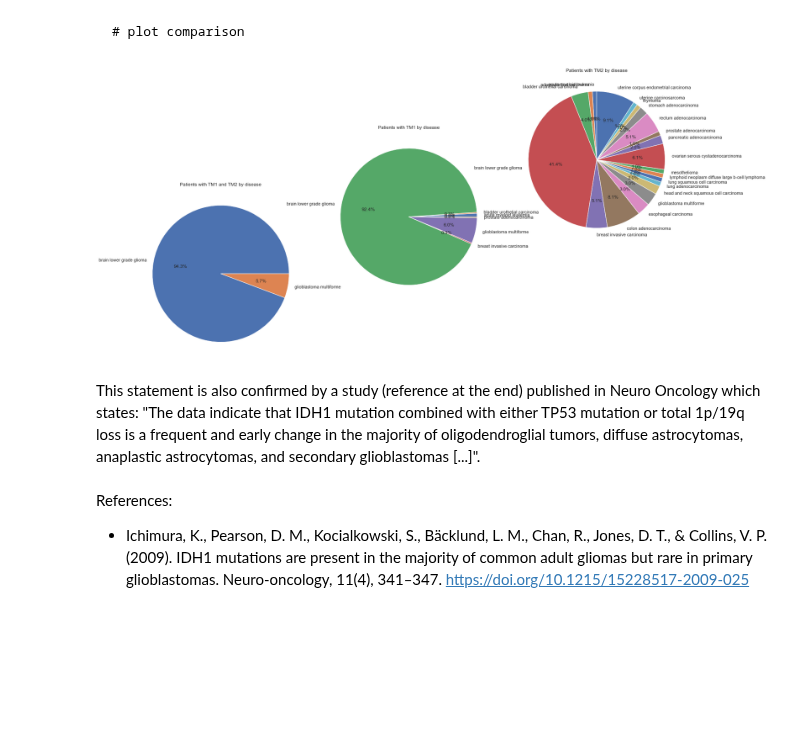
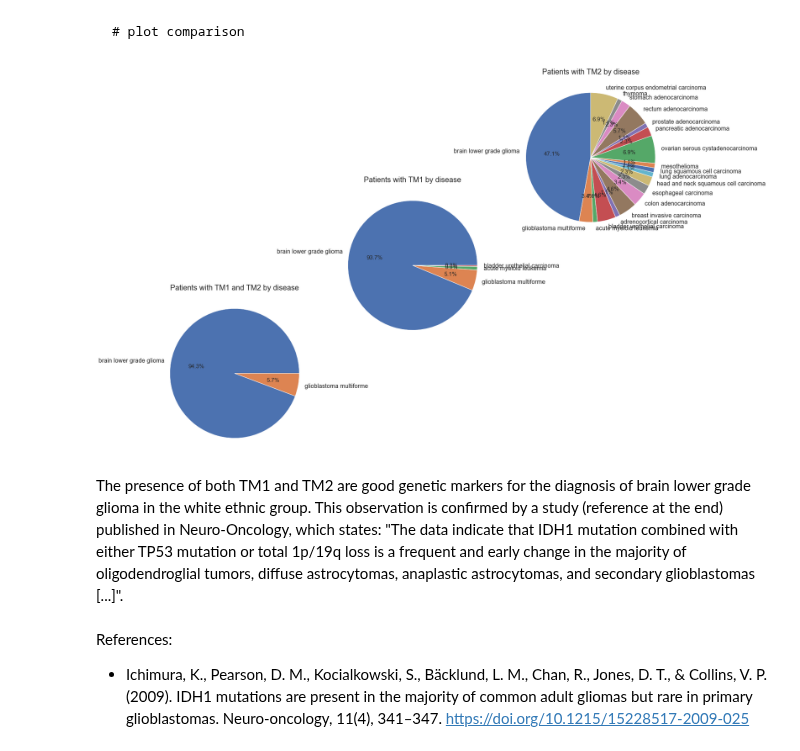
Before and after one commit to DEIB-GECO/VarSum, a Jupyter notebook: demo/correlation in genes causing tumor development.ipynb, the cells around one changed output. Saved outputs shown, nothing was run; the diff lists cells and outputs as text; code cells hidden in the pictures; blank space fills up the shorter version.

Commit message:
correct typos and minor graphic improvements

```diff
--- a/demo/correlation in genes causing tumor development.ipynb
+++ b/demo/correlation in genes causing tumor development.ipynb
@@ -301,7 +302,8 @@ Staring without any information, we identified a likely gene interaction, sugges
 disease_distr_req = {
     'having_meta': {
         'assembly': 'grch38',
-        'health_status': 'false'
+        'health_status': 'false',
+        'ethnicity': ['white']
     },
     'having_variants': {
         'in_cell_type': ['somatic'],
@@ -314,7 +316,7 @@ disease_distr_req = {
 }
 disease_distr_res = post_request('http://geco.deib.polimi.it/popstudy/api/donor_distribution', disease_distr_req, print_status_code=False, print_warnings=False)
 # %%
-disease_distr_res_df = pd.DataFrame.from_records(disease_distr_res['rows'], columns=disease_distr_res['columns'])
+disease_distr_res_df = pd.DataFrame.from_records(disease_distr_res['rows'], columns=['DISEASE', 'TM1_TM2_DONORS'])
 disease_distr_res_df = disease_distr_res_df.pivot_table(disease_distr_res_df, ['DISEASE'])
 # %% [markdown]
     # distribution of patients having TM1 by disease
@@ -322,7 +324,7 @@ disease_distr_res_df = disease_distr_res_df.pivot_table(disease_distr_res_df, ['
 disease_distr_req['having_variants']['with'] = [{"chrom":2, "start": 208248387, "ref":"C", "alt":"T"}]
 disease_distr_res = post_request('http://geco.deib.polimi.it/popstudy/api/donor_distribution', disease_distr_req, print_status_code=False, print_warnings=False)
 # %%
-disease_distr_res_TM1_df = pd.DataFrame.from_records(disease_distr_res['rows'], columns=disease_distr_res['columns'])
+disease_distr_res_TM1_df = pd.DataFrame.from_records(disease_distr_res['rows'], columns=['DISEASE', 'TM1_DONORS'])
 disease_distr_res_TM1_df = disease_distr_res_TM1_df.pivot_table(disease_distr_res_TM1_df, ['DISEASE'])
 # %% [markdown]
     # distribution of patients having TM2 by disease
@@ -330,51 +332,64 @@ disease_distr_res_TM1_df = disease_distr_res_TM1_df.pivot_table(disease_distr_re
 disease_distr_req['having_variants']['with'] = [{"chrom":17, "start": 7673802, "ref":"G", "alt":"A"}]
 disease_distr_res = post_request('http://geco.deib.polimi.it/popstudy/api/donor_distribution', disease_distr_req, print_status_code=False, print_warnings=False)
 # %%
-disease_distr_res_TM2_df = pd.DataFrame.from_records(disease_distr_res['rows'], columns=disease_distr_res['columns'])
+disease_distr_res_TM2_df = pd.DataFrame.from_records(disease_distr_res['rows'], columns=['DISEASE', 'TM2_DONORS'])
 disease_distr_res_TM2_df = disease_distr_res_TM2_df.pivot_table(disease_distr_res_TM2_df, ['DISEASE'])
 # %% [markdown]
     # plot comparison
 # %%
+# put all countings side by side in single DataFrame (makes the plot use the same colors in all subplots)
+df_concat = pd.concat([disease_distr_res_df, disease_distr_res_TM1_df, disease_distr_res_TM2_df], axis=1, copy=True)
+
 fig = plt.figure(figsize=(20, 20))
-ax1 = fig.add_axes([0, .15, .3, 1], aspect=1)
-ax2 = fig.add_axes([.33, .25, .3, 1], aspect=1)
-ax3 = fig.add_axes([.66, .35, .3, 1], aspect=1)
-disease_distr_res_df.plot(
+ax1 = fig.add_axes([0, .15, .3, .9], aspect=1)
+ax2 = fig.add_axes([.33, .35, .3, .9], aspect=1)
+ax3 = fig.add_axes([.66, .55, .3, .9], aspect=1)
+plt.rcParams['font.size'] = 15
+plt.rc('xtick',labelsize=16)
+
+# Donors of TM1 and TM2 (bottom left)
+df_concat.drop(['TM2_DONORS', 'TM1_DONORS'], axis=1).dropna().plot(
     ax=ax1,
     kind='pie',
-    y='DONORS',
-    labels=disease_distr_res_df.index.tolist(),
+    y='TM1_TM2_DONORS',
+    labels=df_concat.index.tolist(),
     autopct='%1.1f%%',
     legend=None,
     title='Patients with TM1 and TM2 by disease'
 )
-disease_distr_res_TM1_df.plot(
+# Donors of TM1 (middle)
+df_concat.drop(['TM1_TM2_DONORS', 'TM2_DONORS'], axis=1).dropna().plot(
     ax=ax2,
     kind='pie',
-    y='DONORS',
-    labels=disease_distr_res_TM1_df.index.tolist(),
+    y='TM1_DONORS',
+    labels=df_concat.index.tolist(),
     autopct='%1.1f%%',
     legend=None,
     title='Patients with TM1 by disease'
 )
-disease_distr_res_TM2_df.plot(
+# Donors of TM2 (top right)
+df_concat.drop(['TM1_TM2_DONORS', 'TM1_DONORS'], axis=1).dropna().plot(
     ax=ax3,
     kind='pie',
-    y='DONORS',
-    labels=disease_distr_res_TM2_df.index.tolist(),
+    y='TM2_DONORS',
+    labels=df_concat.index.tolist(),
     autopct='%1.1f%%',
+    title='Patients with TM2 by disease',
     legend=None,
-    title='Patients with TM2 by disease',
-    startangle=-270
+    startangle=90
 )
 ax1.set(xlabel='', ylabel='')
+ax1.title.set_size(20)
 ax2.set(xlabel='', ylabel='')
+ax2.title.set_size(20)
 ax3.set(xlabel='', ylabel='')
+ax3.title.set_size(20)
+
 plt.show()
 # %% [output]
-[figure, old version]
+[figure, new version]
 # %% [markdown]
-This statement is also confirmed by a study (reference at the end) published in Neuro Oncology which states: "The data indicate that IDH1 mutation combined with either TP53 mutation or total 1p/19q loss is a frequent and early change in the majority of oligodendroglial tumors, diffuse astrocytomas, anaplastic astrocytomas, and secondary glioblastomas  \[...]".
+The presence of both TM1 and TM2 are good genetic markers for the diagnosis of brain lower grade glioma in the white ethnic group. This observation is confirmed by a study (reference at the end) published in Neuro-Oncology, which states: "The data indicate that IDH1 mutation combined with either TP53 mutation or total 1p/19q loss is a frequent and early change in the majority of oligodendroglial tumors, diffuse astrocytomas, anaplastic astrocytomas, and secondary glioblastomas  \[...]".
 # %% [markdown]
 References:
 - Ichimura, K., Pearson, D. M., Kocialkowski, S., Bäcklund, L. M., Chan, R., Jones, D. T., & Collins, V. P. (2009). IDH1 mutations are present in the majority of common adult gliomas but rare in primary glioblastomas. Neuro-oncology, 11(4), 341–347. https://doi.org/10.1215/15228517-2009-025
```
Also changed, not shown: parts of 11 cells of this notebook, 7 other files.
